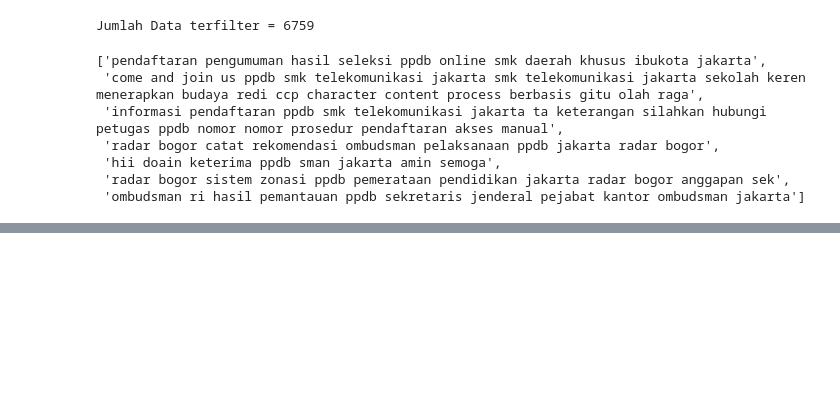
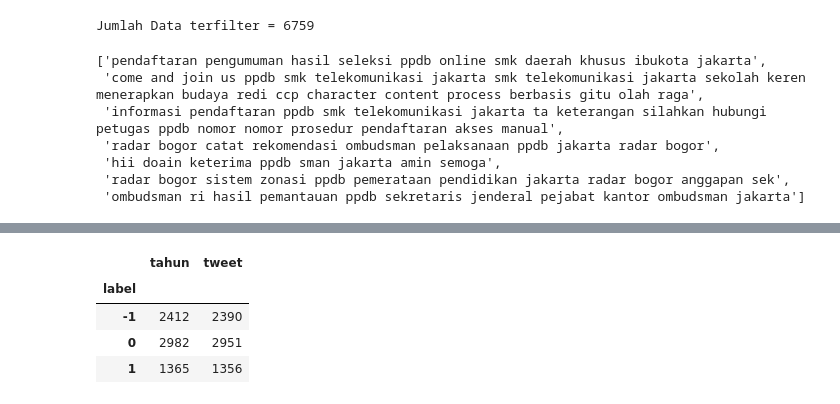
Before and after one commit to Risqi2112/Penelitian, a Jupyter notebook: Analisis_Sentimen_PPDB_2018_2022/Pengujian_model.ipynb, the cells around one changed output, grey strips where cells are left out. Saved outputs shown, nothing was run; the diff lists cells and outputs as text; code cells hidden in the pictures; blank space fills up the shorter version.

```diff
--- a/Analisis_Sentimen_PPDB_2018_2022/Pengujian_model.ipynb
+++ b/Analisis_Sentimen_PPDB_2018_2022/Pengujian_model.ipynb
@@ -234,0 +264,8 @@ AttributeError: ignored
+# %%
+data.groupby(by='label').agg('count')
+# %% [output]
+|  | tahun | tweet |
+| label |  |  |
+| -1 | 2412 | 2390 |
+| 0 | 2982 | 2951 |
+| 1 | 1365 | 1356 |
```
Also changed, not shown: parts of 9 cells of this notebook.
